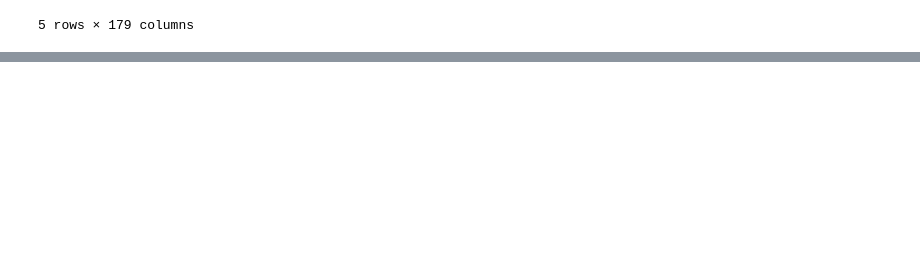
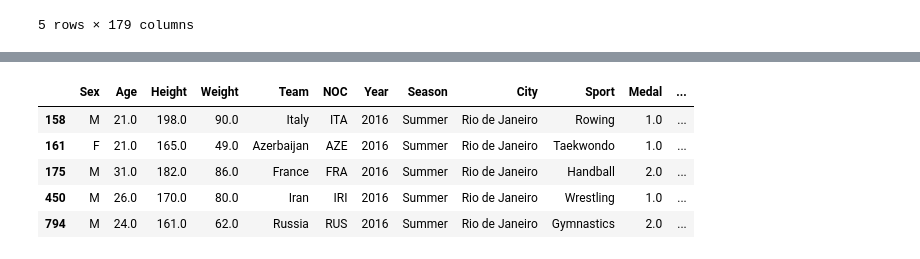
Before and after one commit to ErickaBermudez/ds-olympics, a Jupyter notebook: final.ipynb, the cells around one changed output, grey strips where cells are left out. Saved outputs shown, nothing was run; the diff lists cells and outputs as text; code cells hidden in the pictures; blank space fills up the shorter version.

```diff
--- a/final.ipynb
+++ b/final.ipynb
@@ -58,6 +58,7 @@ df_GDP.head()
 df_athletes = df_athletes.drop(columns=["Name","ID","Games","Event"])
 df_athletes.drop( df_athletes[ df_athletes['Year'] < 1960].index , inplace=True) # the data we are droping because of the countries dataset
 # %%
+clust_a=df_athletes
 df_athletes["Medal"]=df_athletes.Medal.map({"Gold":3, "Silver":2,"Bronze":1})
 df_athletes=df_athletes.fillna(0)
 df_athletes.head()
@@ -385,0 +390,3 @@ display(df_athletes.head(),df_countries.head())
+# %%
+aux1=clust_a
+clust_a.head()
@@ -385,0 +400,13 @@ display(df_athletes.head(),df_countries.head())
+# %%
+aux1['Medal_Won'] = aux1.Medal.map({2:1, 3:1, 1:1, np.nan:0})
+# %%
+#aux1.head()
+aux2=aux1[aux1.Year == 2016]
+aux2[aux2.Medal_Won == 1].head()
+# %% [output]
+|  | Sex | Age | Height | Weight | Team | NOC | Year | Season | City | Sport | Medal | ... |
+| 158 | M | 21.0 | 198.0 | 90.0 | Italy | ITA | 2016 | Summer | Rio de Janeiro | Rowing | 1.0 | ... |
+| 161 | F | 21.0 | 165.0 | 49.0 | Azerbaijan | AZE | 2016 | Summer | Rio de Janeiro | Taekwondo | 1.0 | ... |
+| 175 | M | 31.0 | 182.0 | 86.0 | France | FRA | 2016 | Summer | Rio de Janeiro | Handball | 2.0 | ... |
+| 450 | M | 26.0 | 170.0 | 80.0 | Iran | IRI | 2016 | Summer | Rio de Janeiro | Wrestling | 1.0 | ... |
+| 794 | M | 24.0 | 161.0 | 62.0 | Russia | RUS | 2016 | Summer | Rio de Janeiro | Gymnastics | 2.0 | ... |
```
Also changed, not shown: parts of 8 cells of this notebook.
